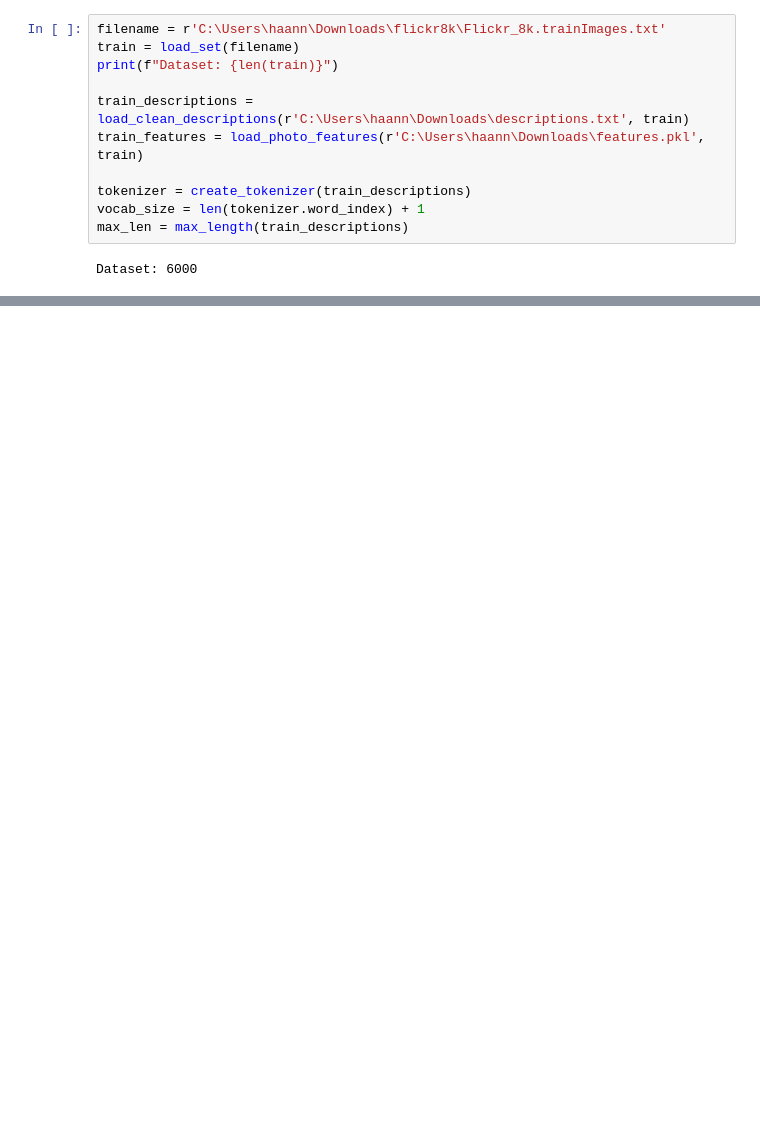
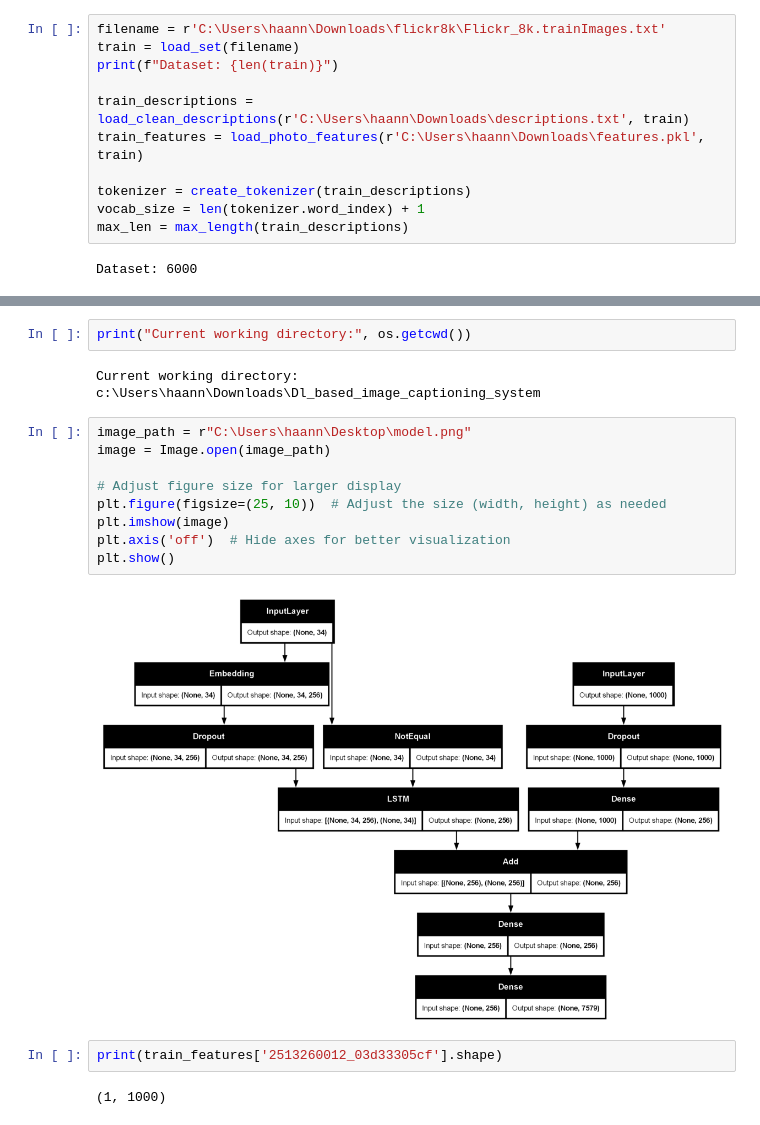
Before and after one commit to haanneesh/Dl_based_image_captioning_system, a Jupyter notebook: image_captioning.ipynb, the cells around one changed output, grey strips where cells are left out. Cells and saved outputs as stored; diff of their text form; blank space fills up the shorter version.

```diff
--- a/image_captioning.ipynb
+++ b/image_captioning.ipynb
@@ -454,0 +497,19 @@ Model: "functional"
+# %%
+print("Current working directory:", os.getcwd())
+# %% [output]
+Current working directory: c:\Users\haann\Downloads\Dl_based_image_captioning_system
+# %%
+image_path = r"C:\Users\haann\Desktop\model.png"
+image = Image.open(image_path)
+
+# Adjust figure size for larger display
+plt.figure(figsize=(25, 10))  # Adjust the size (width, height) as needed
+plt.imshow(image)
+plt.axis('off')  # Hide axes for better visualization
+plt.show()
+# %% [output]
+[figure, added]
+# %%
+print(train_features['2513260012_03d33305cf'].shape)
+# %% [output]
+(1, 1000)
```
Also changed, not shown: parts of 7 cells of this notebook, 21 other files.
